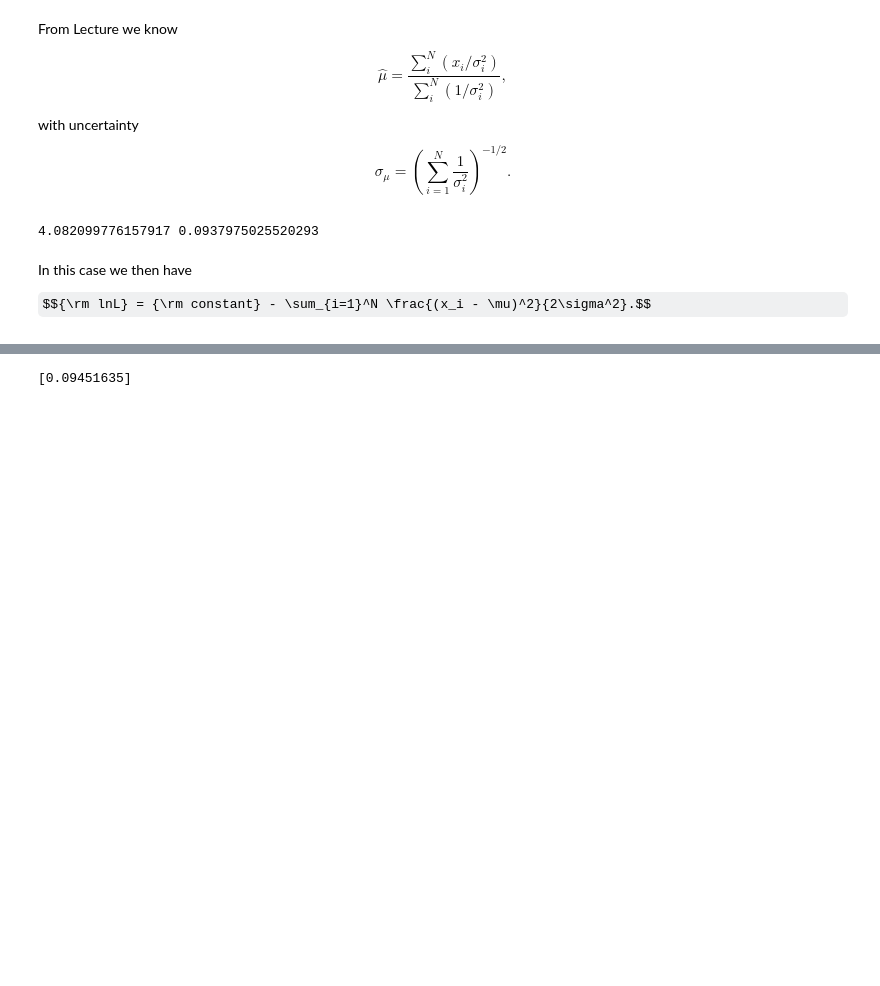
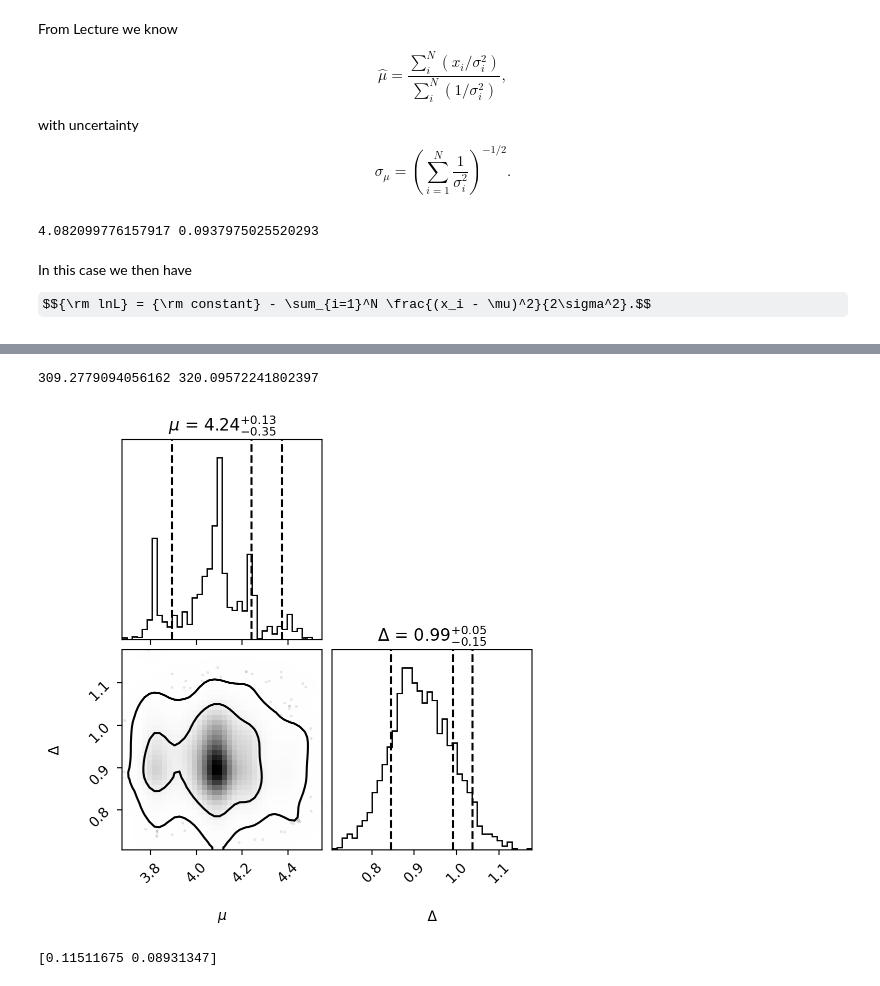
Before and after one commit to VanderbiltAstronomy/astr_8070_s25, a Jupyter notebook: coursework/student_folders/m_rizzosmith/homework/vu_astr8070_s25_hw3_mikerizzosmith.ipynb, the cells around one changed output, grey strips where cells are left out. Cells and saved outputs as stored; diff of their text form; code cells hidden in the pictures; some formulas as TeX source; blank space fills up the shorter version.

```diff
--- a/coursework/student_folders/m_rizzosmith/homework/vu_astr8070_s25_hw3_mikerizzosmith.ipynb
+++ b/coursework/student_folders/m_rizzosmith/homework/vu_astr8070_s25_hw3_mikerizzosmith.ipynb
@@ -64,17 +66,17 @@ In this case we then have
 
 $${\rm lnL} = {\rm constant} - \sum_{i=1}^N \frac{(x_i - \mu)^2}{2\sigma^2}.$$
 # %%
+# MRS Define the log-likelihood function of a gaussian distribution
 def lnL(vals, uncert, mu):
     lnL = np.sum(-1/2 * np.log(2*np.pi*uncert**2)) - np.sum((vals - mu)**2/(2*uncert**2))
     return -1*lnL
 
-# lambda function for huber loss
+# MRS lambda function for my log-likelihood
 f_fit = lambda beta: lnL(vals, uncert, beta[0])
 
-#------------------------------------------------------------
-# compute the maximum likelihood using the huber loss
+# MRS find the best mean value by optimizing the ln-likelihood function
 beta0 = 4.0
-beta_fit = optimize.fmin(f_fit, beta0)
-print(beta_fit)
+beta_gauss = optimize.fmin(f_fit, beta0, full_output=True)
+print("Best Fit Mean: ", beta_gauss[0][0])
 # %% [output]
 Optimization terminated successfully.
@@ -85,9 +173,59 @@ Optimization terminated successfully.
+# %%
+# MRS Defining a function to calculate the AIC value given a log-likelihoof, number of parameters k, and number of data points N
+def aic_calc(lnL_val, k, N):
+    aic = -2*lnL_val + 2*k + (2*k*(k+1))/(N-k-1)
+
+    return aic
+
+# MRS Calculate the AIC of both the Gaussian distribution and the Laplacian Distribution
+aic_gauss = aic_calc(-beta_gauss[1], 1, 100)
+aic_laplac = aic_calc(-beta_laplac[1], 2, 100)
+
+# MRS Print bofa
+print(aic_gauss, aic_laplac)
+# %% [output]
+309.2779094056162 320.09572241802397
+# %%
+# MRS Define
+def calc_lap_params(vals):
+    f_laplace = lambda beta: lnlaplace(vals, beta[0], beta[1])
+
+    beta = (3.5, 0.1)
+    beta_laplac = optimize.fmin(f_laplace, beta, full_output=True, disp=False)
+    return beta_laplac[0][0], beta_laplac[0][1]
+
+mu_vals = []
+delt_vals = []
+for i in range(0, len(bootstrap_samples)):
+    vals = bootstrap_samples[i][:,0]
+    mu, delt = calc_lap_params(vals)
+    mu_vals.append(mu)
+    delt_vals.append(delt)
+
+mu_vals = np.array(mu_vals)
+delt_vals = np.array(delt_vals)
+# %%
+import corner
+
+fit_vals = np.vstack([mu_vals, delt_vals]).T
+
+# Define labels for the axes
+labels = [r"$\mu$", r"$\Delta$"]
+
+fig = corner.corner(
+    fit_vals, labels=labels, show_title=True, titles = [r"$\mu$", r"$\Delta$"], show_titles=True,  bins=40,  smooth=2.0, plot_density=True, plot_contours=True,
+    levels=[0.68, 0.95], quantiles=[0.16, 0.84, 0.95])
+
+# Show the plot
+plt.show()
+# %% [output]
+[figure, added]
 # %%
 import numdifftools as nd
 
-H = nd.Hessian(f_fit)(beta_fit[0])
+H = nd.Hessian(f_laplace)(beta_laplac[0])
 sigma_laplace = np.linalg.inv(H)**0.5
 
-print(sigma_laplace[0])
+print(np.diag(sigma_laplace))
 # %% [output]
-[0.09451635]
+[0.11511675 0.08931347]
```
Also changed, not shown: parts of 11 cells of this notebook.
